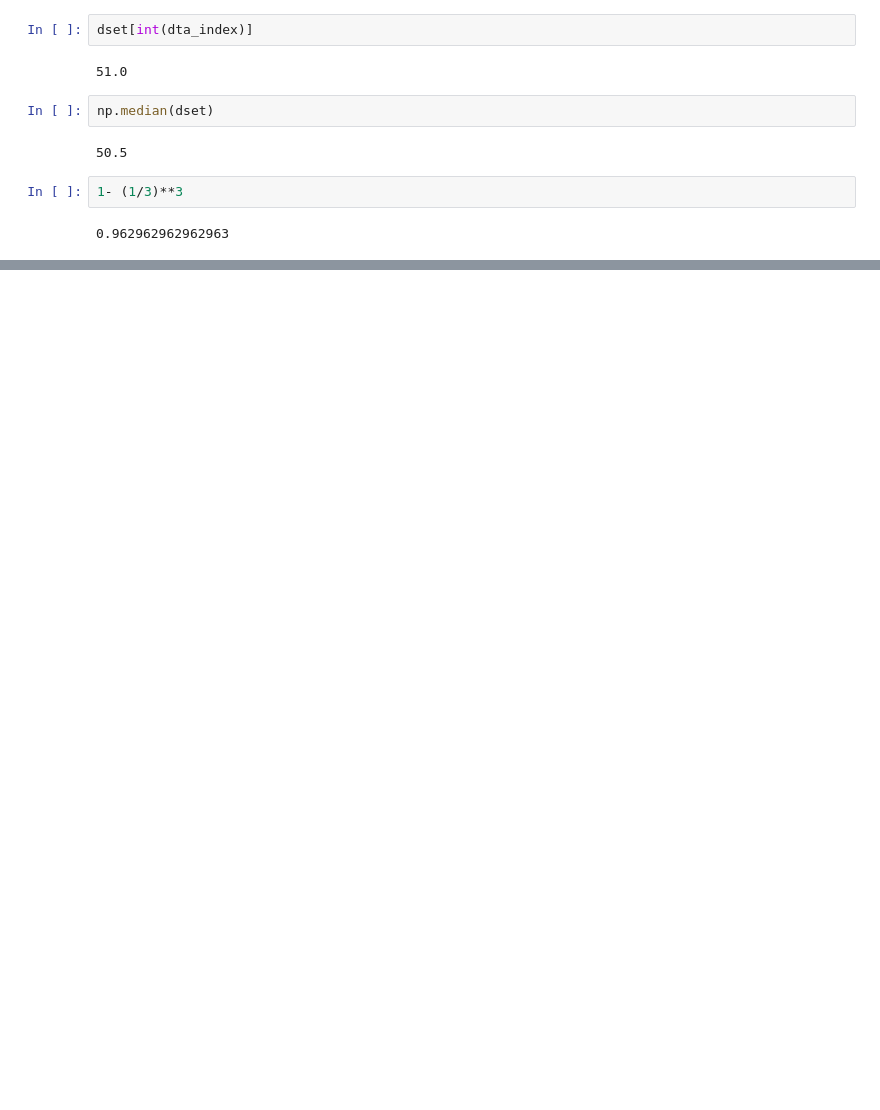
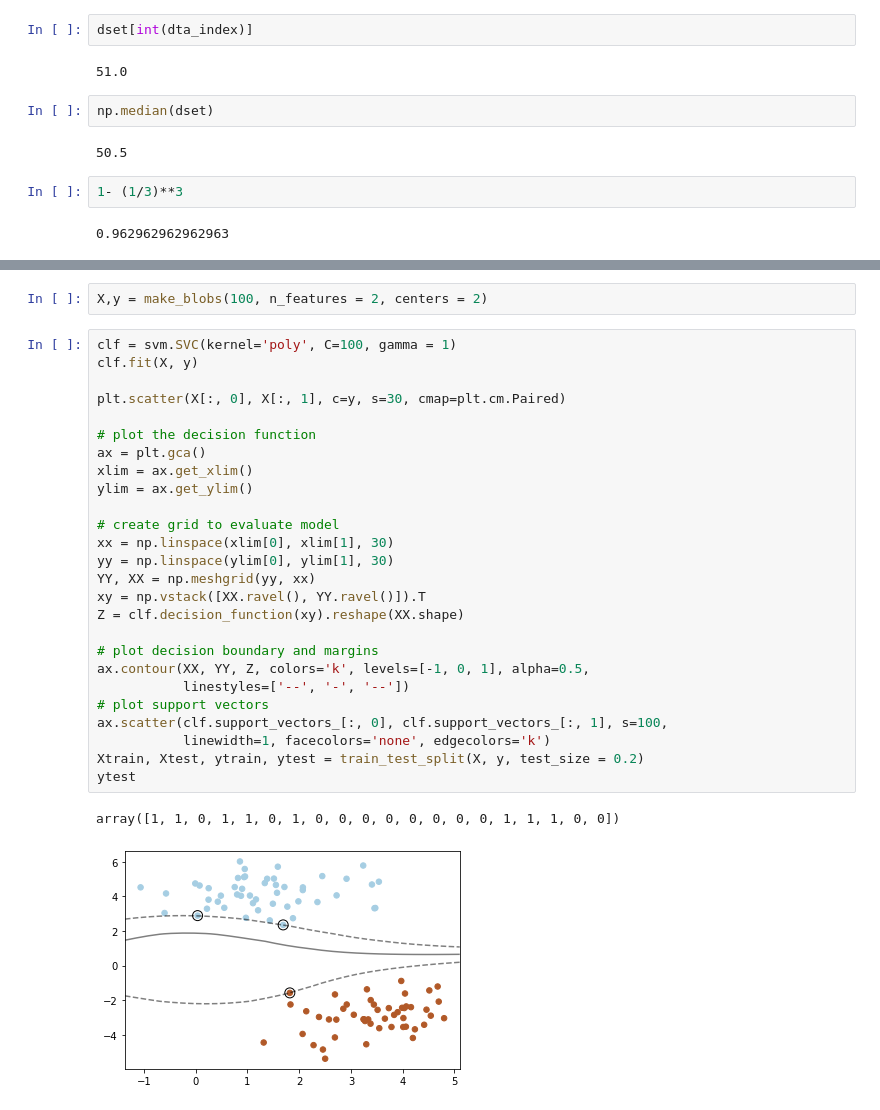
Before and after one commit to callinSwitzer/GarbageCollector, a Jupyter notebook: microsoft_interviewPrep.ipynb, the cells around one changed output, grey strips where cells are left out. Saved outputs shown, nothing was run; the diff lists cells and outputs as text; blank space fills up the shorter version.

```diff
--- a/microsoft_interviewPrep.ipynb
+++ b/microsoft_interviewPrep.ipynb
@@ -111,0 +119,31 @@ np.median(dset)
+# %%
+X,y = make_blobs(100, n_features = 2, centers = 2)
+# %%
+clf = svm.SVC(kernel='poly', C=100, gamma = 1)
+clf.fit(X, y)
+
+plt.scatter(X[:, 0], X[:, 1], c=y, s=30, cmap=plt.cm.Paired)
+
+# plot the decision function
+ax = plt.gca()
+xlim = ax.get_xlim()
+ylim = ax.get_ylim()
+
+# create grid to evaluate model
+xx = np.linspace(xlim[0], xlim[1], 30)
+yy = np.linspace(ylim[0], ylim[1], 30)
+YY, XX = np.meshgrid(yy, xx)
+xy = np.vstack([XX.ravel(), YY.ravel()]).T
+Z = clf.decision_function(xy).reshape(XX.shape)
+
+# plot decision boundary and margins
+ax.contour(XX, YY, Z, colors='k', levels=[-1, 0, 1], alpha=0.5,
+           linestyles=['--', '-', '--'])
+# plot support vectors
+ax.scatter(clf.support_vectors_[:, 0], clf.support_vectors_[:, 1], s=100,
+           linewidth=1, facecolors='none', edgecolors='k')
+Xtrain, Xtest, ytrain, ytest = train_test_split(X, y, test_size = 0.2)
+ytest
+# %% [output]
+array([1, 1, 0, 1, 1, 0, 1, 0, 0, 0, 0, 0, 0, 0, 0, 1, 1, 1, 0, 0])
+[figure, added]
```
Also changed, not shown: parts of 20 cells of this notebook, 1 other file.
